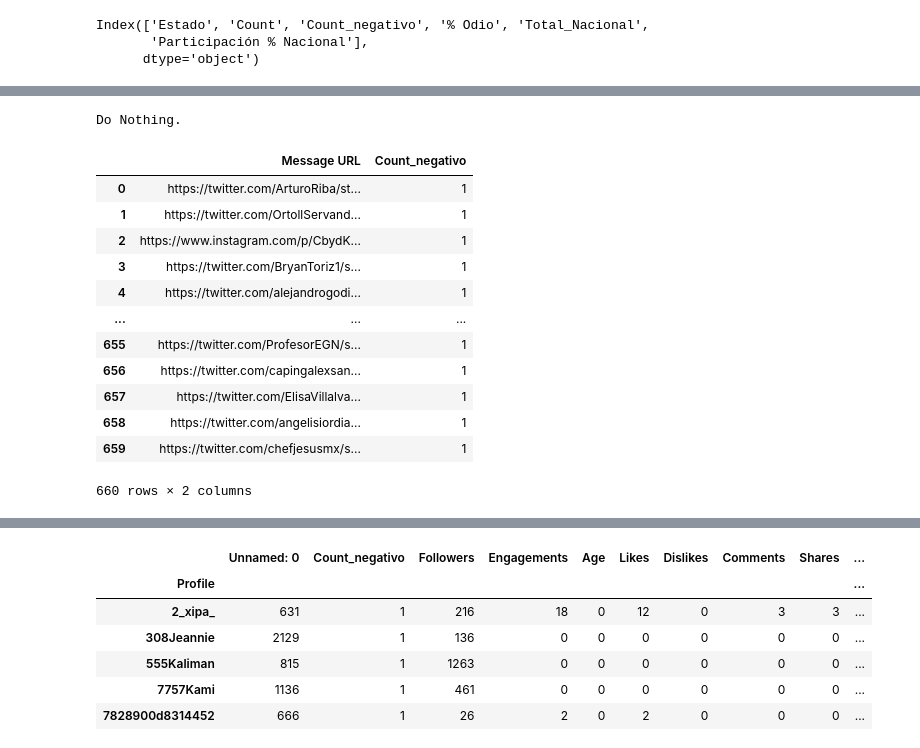
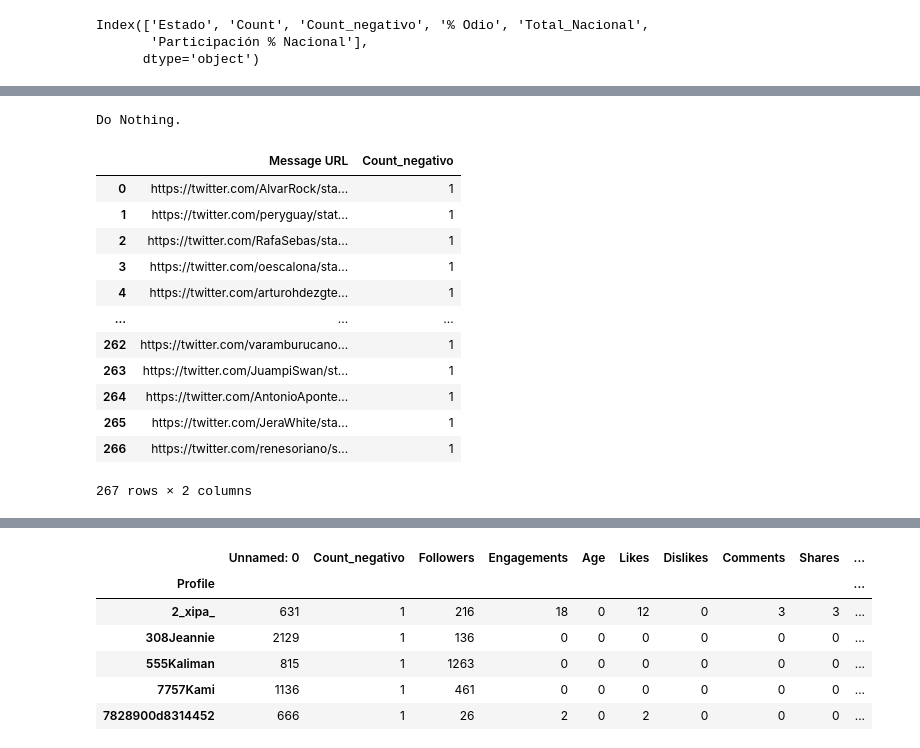
Before and after one commit to jordinola1470/BX-Codes, a Jupyter notebook: Racismo/Procesamiento_base_racismo_mx.ipynb, the cells around one changed output, grey strips where cells are left out. Drawn from its saved outputs; the diff is of its cells as text; code cells hidden in the pictures.

```diff
--- a/Racismo/Procesamiento_base_racismo_mx.ipynb
+++ b/Racismo/Procesamiento_base_racismo_mx.ipynb
@@ -394,39 +400,37 @@ plt.show()
 # %%
 # Pegar las bases
-base_1 = pd.read_csv("mensajes_13_mar_21_mar.csv")
-base_2 = pd.read_csv("mensajes_22_mar_25_mar.csv")
-base_3 = pd.read_csv("mensajes_26_mar_31_mar.csv")
-base_racismo_1 = base_1.append(base_2)
-base_racismo = base_racismo_1.append(base_3)
+base_1 = pd.read_csv("mensajes_20_mar_23_mar.csv")
+base_2 = pd.read_csv("mensajes_24_mar_28_mar.csv")
+base_racismo = base_1.append(base_2)
 base_racismo['Splitted'] = base_racismo['Location'].str.split(',')
 try:
     base_racismo.loc[:, 'Estado'] = base_racismo.Splitted.str[1].str.strip()
     base_racismo.loc[:, 'País'] = base_racismo.Splitted.str[2].str.strip()
     base_racismo.loc[:, 'Ciudad'] = base_racismo.Splitted.map(lambda x: x[0])
 except:
     print("Do Nothing.")
 base_racismo['Count'] = 1
-base_negativa = pd.read_csv("mensajes_negativos_13_mar_31_mar.csv")
+base_negativa = pd.read_csv("mensajes_negativos_20_mar_28_mar.csv")
 base_negativa['Count_negativo'] = 1
 base_negativa.rename({"Followers": "Followers_negativo",	"Engagements": "Engagements_negativo", "Age":"Age_negativo", "Likes":"Likes_negativos",
                       "Dislikes":"Dislikes_negativo",	"Comments":"Comments_negativo",	"Shares":"Shares_negativo"}, inplace=True, axis=1)
 base_negativa = base_negativa[['Message URL','Count_negativo']]
 base_negativa
 # %% [output]
 Do Nothing.
 |  | Message URL | Count_negativo |
-| 0 | https://twitter.com/ArturoRiba/st... | 1 |
-| 1 | https://twitter.com/OrtollServand... | 1 |
-| 2 | https://www.instagram.com/p/CbydK... | 1 |
-| 3 | https://twitter.com/BryanToriz1/s... | 1 |
-| 4 | https://twitter.com/alejandrogodi... | 1 |
+| 0 | https://twitter.com/AlvarRock/sta... | 1 |
+| 1 | https://twitter.com/peryguay/stat... | 1 |
+| 2 | https://twitter.com/RafaSebas/sta... | 1 |
+| 3 | https://twitter.com/oescalona/sta... | 1 |
+| 4 | https://twitter.com/arturohdezgte... | 1 |
 | ... | ... | ... |
-| 655 | https://twitter.com/ProfesorEGN/s... | 1 |
-| 656 | https://twitter.com/capingalexsan... | 1 |
-| 657 | https://twitter.com/ElisaVillalva... | 1 |
-| 658 | https://twitter.com/angelisiordia... | 1 |
-| 659 | https://twitter.com/chefjesusmx/s... | 1 |
+| 262 | https://twitter.com/varamburucano... | 1 |
+| 263 | https://twitter.com/JuampiSwan/st... | 1 |
+| 264 | https://twitter.com/AntonioAponte... | 1 |
+| 265 | https://twitter.com/JeraWhite/sta... | 1 |
+| 266 | https://twitter.com/renesoriano/s... | 1 |
-660 rows × 2 columns
+267 rows × 2 columns
 # %%
 base_merged = pd.merge(right=base_racismo , left=base_negativa, left_on = "Message URL", right_on = "Message URL", how="right")
 base_merged.fillna(0, inplace = True)
```
Also changed, not shown: parts of 17 cells of this notebook, 55 other files.
